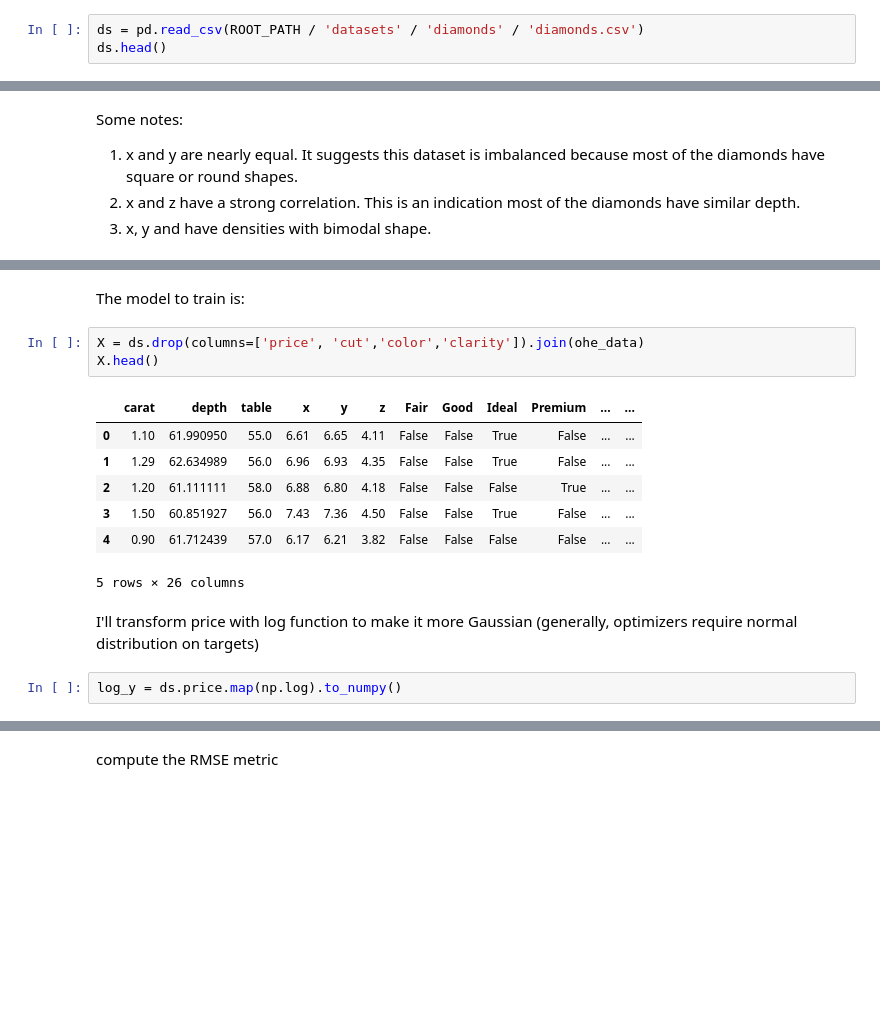
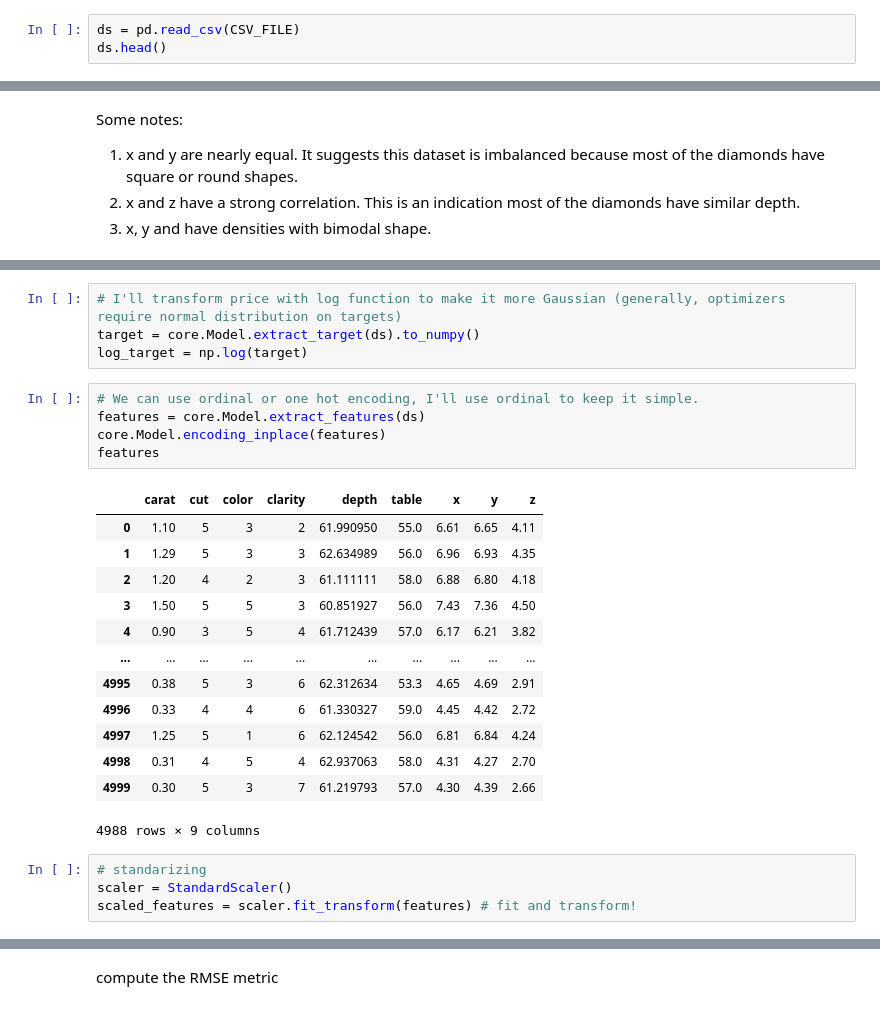
Before and after one commit to sfcaracciolo/xtream-ai-assignment-engineer, a Jupyter notebook: src/challenge1/main.ipynb, the cells around one changed output, grey strips where cells are left out. Cells and saved outputs as stored; diff of their text form; blank space fills up the shorter version.

```diff
--- a/src/challenge1/main.ipynb
+++ b/src/challenge1/main.ipynb
@@ -42,7 +35,7 @@ I'll load the dataset and I'll do basic operations like:
 * Remove rows with non-positive values in price, carat, x, y, z, table_width or z_depth.
 * Remove rows where cut, color and clarity have invalid labels.
 # %%
-ds = pd.read_csv(ROOT_PATH / 'datasets' / 'diamonds' / 'diamonds.csv')
+ds = pd.read_csv(CSV_FILE)
 ds.head()
 # %% [output]
 |  | carat | cut | color | clarity | depth | table | price | x | y | z |
@@ -254,18 +231,28 @@ ohe_data = pd.DataFrame(
-# %% [markdown]
-The model to train is:
-# %%
-X = ds.drop(columns=['price', 'cut','color','clarity']).join(ohe_data)
-X.head()
-# %% [output]
-|  | carat | depth | table | x | y | z | Fair | Good | Ideal | Premium | ... | ... |
-| 0 | 1.10 | 61.990950 | 55.0 | 6.61 | 6.65 | 4.11 | False | False | True | False | ... | ... |
-| 1 | 1.29 | 62.634989 | 56.0 | 6.96 | 6.93 | 4.35 | False | False | True | False | ... | ... |
-| 2 | 1.20 | 61.111111 | 58.0 | 6.88 | 6.80 | 4.18 | False | False | False | True | ... | ... |
-| 3 | 1.50 | 60.851927 | 56.0 | 7.43 | 7.36 | 4.50 | False | False | True | False | ... | ... |
-| 4 | 0.90 | 61.712439 | 57.0 | 6.17 | 6.21 | 3.82 | False | False | False | False | ... | ... |
-5 rows × 26 columns
-# %% [markdown]
-I'll transform price with log function to make it more Gaussian (generally, optimizers require normal distribution on targets)
-# %%
-log_y = ds.price.map(np.log).to_numpy()
+# %%
+# I'll transform price with log function to make it more Gaussian (generally, optimizers require normal distribution on targets)
+target = core.Model.extract_target(ds).to_numpy()
+log_target = np.log(target)
+# %%
+# We can use ordinal or one hot encoding, I'll use ordinal to keep it simple.
+features = core.Model.extract_features(ds)
+core.Model.encoding_inplace(features)
+features
+# %% [output]
+|  | carat | cut | color | clarity | depth | table | x | y | z |
+| 0 | 1.10 | 5 | 3 | 2 | 61.990950 | 55.0 | 6.61 | 6.65 | 4.11 |
+| 1 | 1.29 | 5 | 3 | 3 | 62.634989 | 56.0 | 6.96 | 6.93 | 4.35 |
+| 2 | 1.20 | 4 | 2 | 3 | 61.111111 | 58.0 | 6.88 | 6.80 | 4.18 |
+| 3 | 1.50 | 5 | 5 | 3 | 60.851927 | 56.0 | 7.43 | 7.36 | 4.50 |
+| 4 | 0.90 | 3 | 5 | 4 | 61.712439 | 57.0 | 6.17 | 6.21 | 3.82 |
+| ... | ... | ... | ... | ... | ... | ... | ... | ... | ... |
+| 4995 | 0.38 | 5 | 3 | 6 | 62.312634 | 53.3 | 4.65 | 4.69 | 2.91 |
+| 4996 | 0.33 | 4 | 4 | 6 | 61.330327 | 59.0 | 4.45 | 4.42 | 2.72 |
+| 4997 | 1.25 | 5 | 1 | 6 | 62.124542 | 56.0 | 6.81 | 6.84 | 4.24 |
+| 4998 | 0.31 | 4 | 5 | 4 | 62.937063 | 58.0 | 4.31 | 4.27 | 2.70 |
+| 4999 | 0.30 | 5 | 3 | 7 | 61.219793 | 57.0 | 4.30 | 4.39 | 2.66 |
+4988 rows × 9 columns
+# %%
+# standarizing
+scaler = StandardScaler()
+scaled_features = scaler.fit_transform(features) # fit and transform!
 # %%
```
Also changed, not shown: parts of 21 cells of this notebook.
